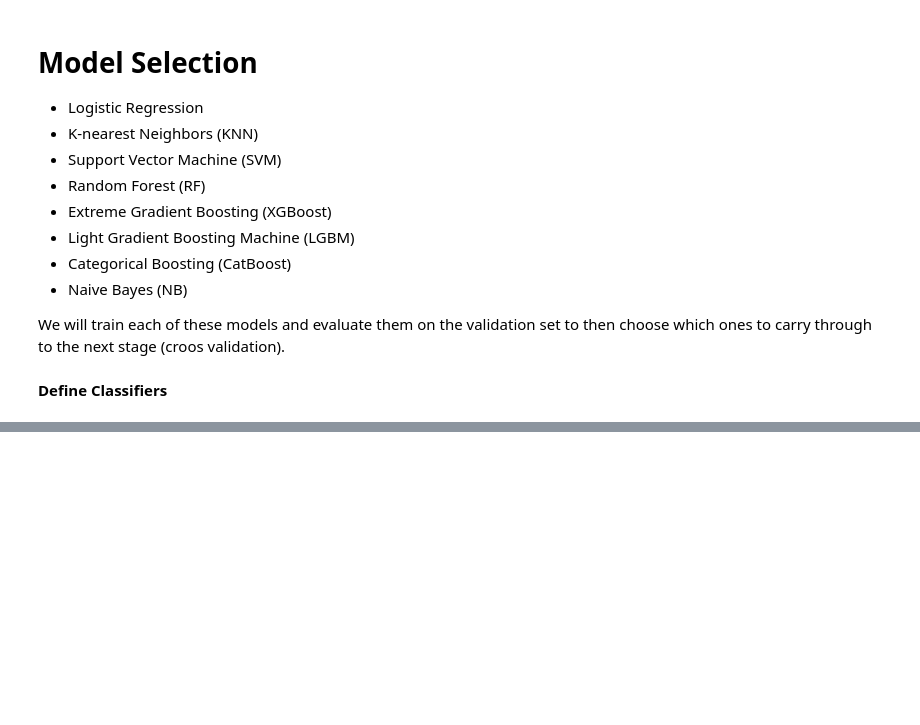
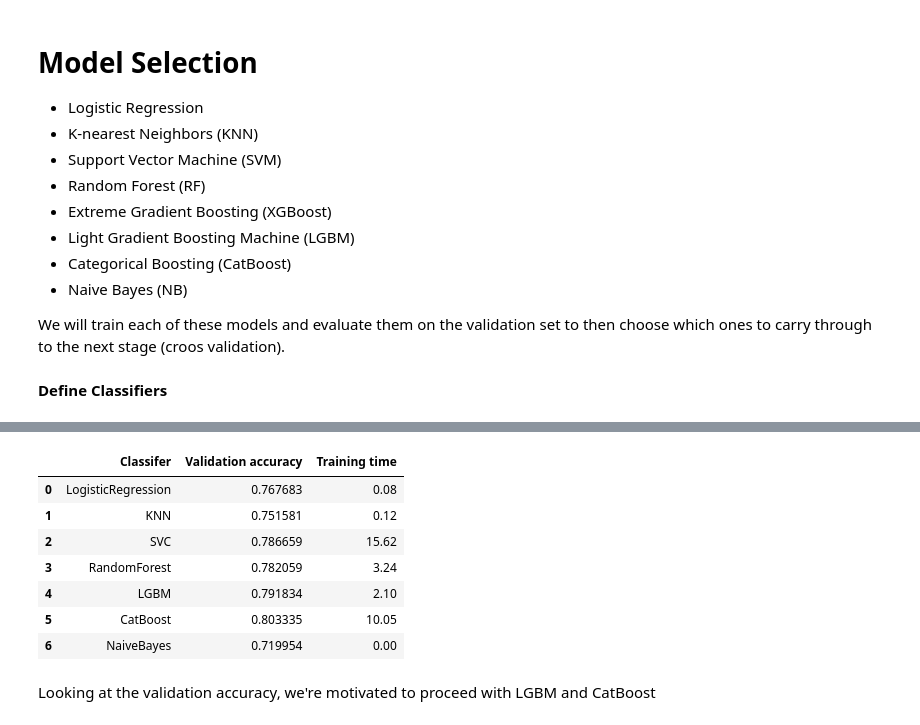
Before and after one commit to cclores1/Gantry-Kinematics, a Jupyter notebook: fork-of-space-titanic-competition-v1-1-a57f3f.ipynb, the cells around one changed output, grey strips where cells are left out. Saved outputs shown, nothing was run; the diff lists cells and outputs as text; code cells hidden in the pictures; blank space fills up the shorter version.

```diff
--- a/fork-of-space-titanic-competition-v1-1-a57f3f.ipynb
+++ b/fork-of-space-titanic-competition-v1-1-a57f3f.ipynb
@@ -1349,0 +1416,14 @@ grid = {
+# %%
+# show results
+valid_scores
+# %% [output]
+|  | Classifer | Validation accuracy | Training time |
+| 0 | LogisticRegression | 0.767683 | 0.08 |
+| 1 | KNN | 0.751581 | 0.12 |
+| 2 | SVC | 0.786659 | 15.62 |
+| 3 | RandomForest | 0.782059 | 3.24 |
+| 4 | LGBM | 0.791834 | 2.10 |
+| 5 | CatBoost | 0.803335 | 10.05 |
+| 6 | NaiveBayes | 0.719954 | 0.00 |
+# %% [markdown]
+Looking at the validation accuracy, we're motivated to proceed with LGBM and CatBoost
```
Also changed, not shown: parts of 19 cells of this notebook.
